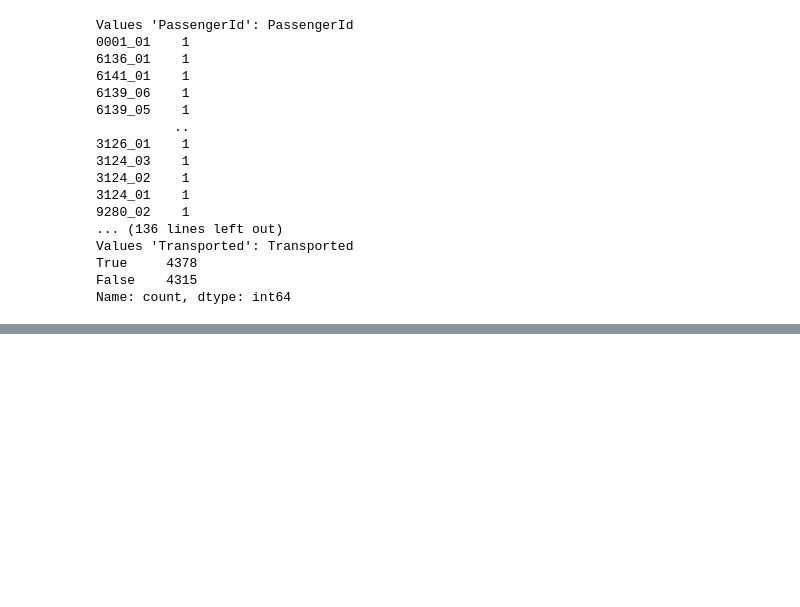
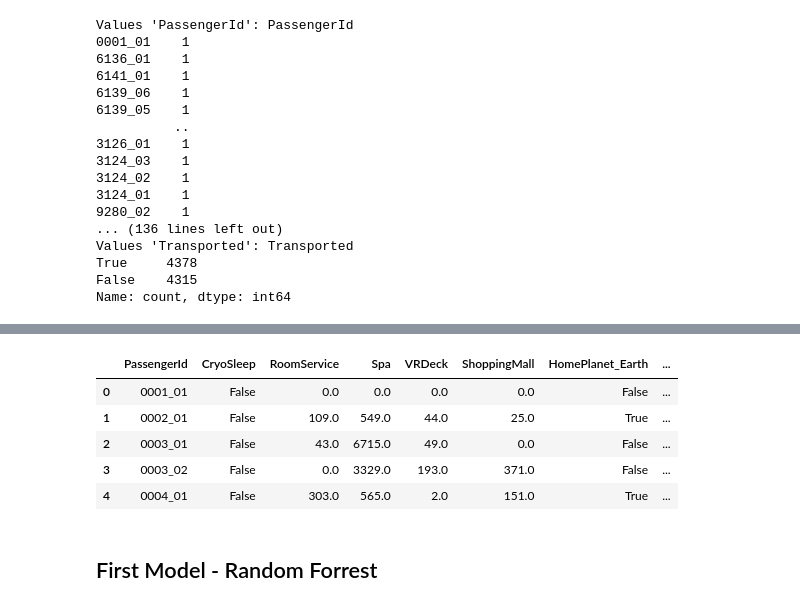
Before and after one commit to powerzarse/Kaggle-Competitions, a Jupyter notebook: Space_Titanic_Competition /Titanic_Space.ipynb, the cells around one changed output, grey strips where cells are left out. Drawn from its saved outputs; the diff is of its cells as text; code cells hidden in the pictures; blank space fills up the shorter version.

```diff
--- a/Space_Titanic_Competition /Titanic_Space.ipynb
+++ b/Space_Titanic_Competition /Titanic_Space.ipynb
@@ -113,0 +121,18 @@ plt.show()
+# %%
+# high correlation between transported and CyroSleep, RoomService, Spa, VRDeck, ShoppingMall, HomePlanet_Earth,
+#HomePlanet_Europa, HomePlanet_Mars, Destination_55_Cancri e, Destination_TRAPPIST-1e, Destination_PSO J318.5-22
+
+high_corr_columns = ['PassengerId', 'CryoSleep', 'RoomService', 'Spa', 'VRDeck', 'ShoppingMall', 'HomePlanet_Earth',
+                      'HomePlanet_Europa', 'HomePlanet_Mars', 'Destination_55 Cancri e', 'Destination_TRAPPIST-1e',
+                      'Destination_PSO J318.5-22', 'Transported']
+
+# Create a DataFrame with selected columns
+df = train_space[high_corr_columns]
+df.head()
+# %% [output]
+|  | PassengerId | CryoSleep | RoomService | Spa | VRDeck | ShoppingMall | HomePlanet_Earth | ... |
+| 0 | 0001_01 | False | 0.0 | 0.0 | 0.0 | 0.0 | False | ... |
+| 1 | 0002_01 | False | 109.0 | 549.0 | 44.0 | 25.0 | True | ... |
+| 2 | 0003_01 | False | 43.0 | 6715.0 | 49.0 | 0.0 | False | ... |
+| 3 | 0003_02 | False | 0.0 | 3329.0 | 193.0 | 371.0 | False | ... |
+| 4 | 0004_01 | False | 303.0 | 565.0 | 2.0 | 151.0 | True | ... |
@@ -113,0 +146,2 @@ plt.show()
+# %% [markdown]
+## First Model - Random Forrest
```
Also changed, not shown: parts of 19 cells of this notebook, 4 other files.
